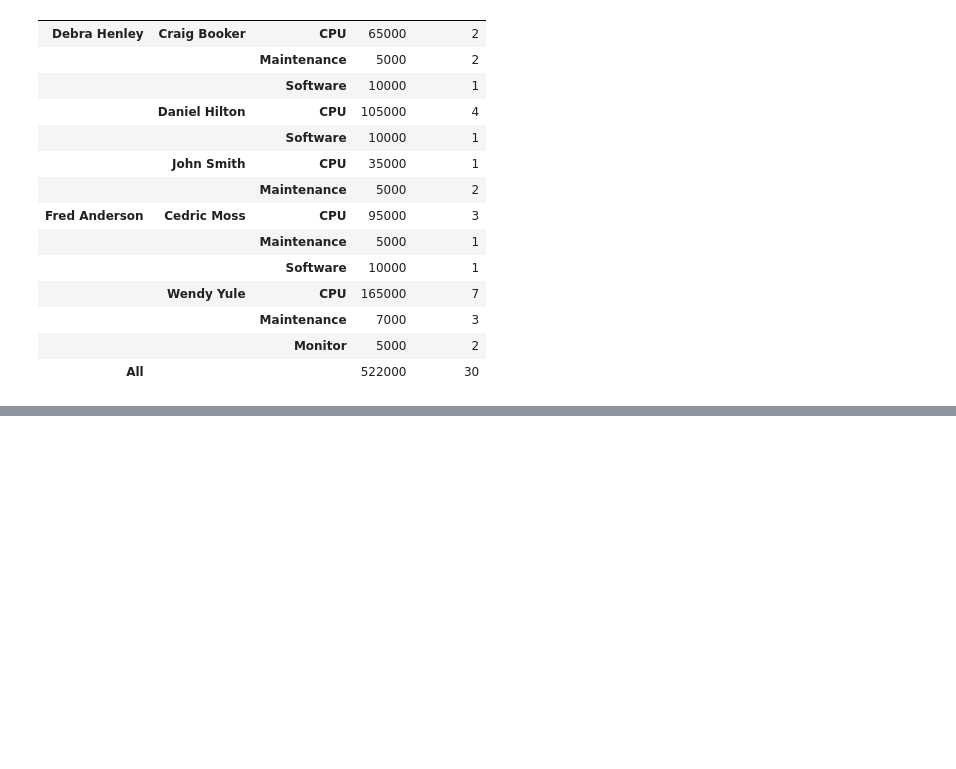
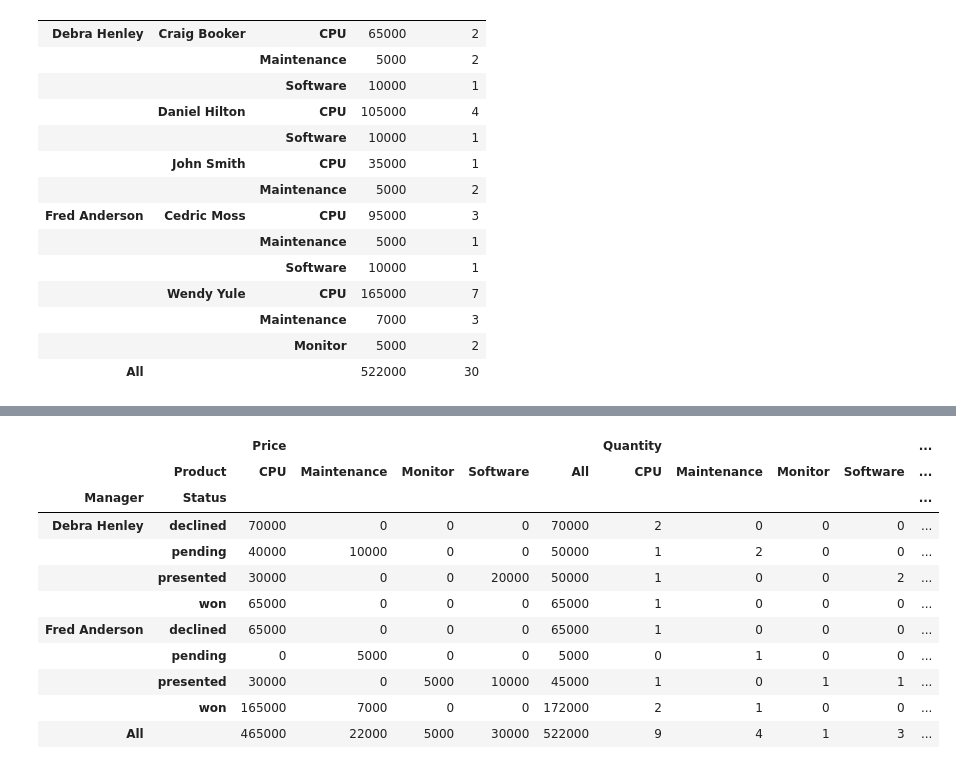
Before and after one commit to gillespilon/pivot_tables, a Jupyter notebook: pivot_tables.ipynb, the cells around one changed output, grey strips where cells are left out. Cells and saved outputs as stored; diff of their text form; code cells hidden in the pictures; blank space fills up the shorter version.

```diff
--- a/pivot_tables.ipynb
+++ b/pivot_tables.ipynb
@@ -154,0 +173,20 @@ pd.pivot_table(df, index=['Manager', 'Rep', 'Product'],
+# %%
+# Pass a dictionary to the aggfunc to perform different functions.
+pd.pivot_table(df, index=['Manager', 'Status'],
+               columns=['Product'],
+               values=['Price', 'Quantity'],
+               aggfunc={'Quantity':len, 'Price':np.sum},
+               fill_value=0, margins=True).round(2)
+# %% [output]
+|  |  | Price |  |  |  |  | Quantity |  |  |  | ... |
+|  | Product | CPU | Maintenance | Monitor | Software | All | CPU | Maintenance | Monitor | Software | ... |
+| Manager | Status |  |  |  |  |  |  |  |  |  | ... |
+| Debra Henley | declined | 70000 | 0 | 0 | 0 | 70000 | 2 | 0 | 0 | 0 | ... |
+|  | pending | 40000 | 10000 | 0 | 0 | 50000 | 1 | 2 | 0 | 0 | ... |
+|  | presented | 30000 | 0 | 0 | 20000 | 50000 | 1 | 0 | 0 | 2 | ... |
+|  | won | 65000 | 0 | 0 | 0 | 65000 | 1 | 0 | 0 | 0 | ... |
+| Fred Anderson | declined | 65000 | 0 | 0 | 0 | 65000 | 1 | 0 | 0 | 0 | ... |
+|  | pending | 0 | 5000 | 0 | 0 | 5000 | 0 | 1 | 0 | 0 | ... |
+|  | presented | 30000 | 0 | 5000 | 10000 | 45000 | 1 | 0 | 1 | 1 | ... |
+|  | won | 165000 | 7000 | 0 | 0 | 172000 | 2 | 1 | 0 | 0 | ... |
+| All |  | 465000 | 22000 | 5000 | 30000 | 522000 | 9 | 4 | 1 | 3 | ... |
```
Also changed, not shown: parts of 7 cells of this notebook.
